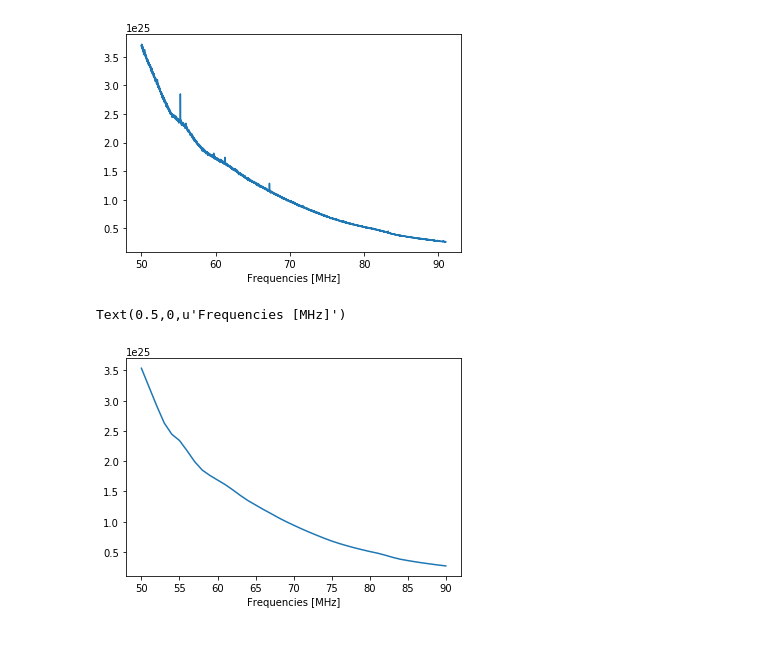
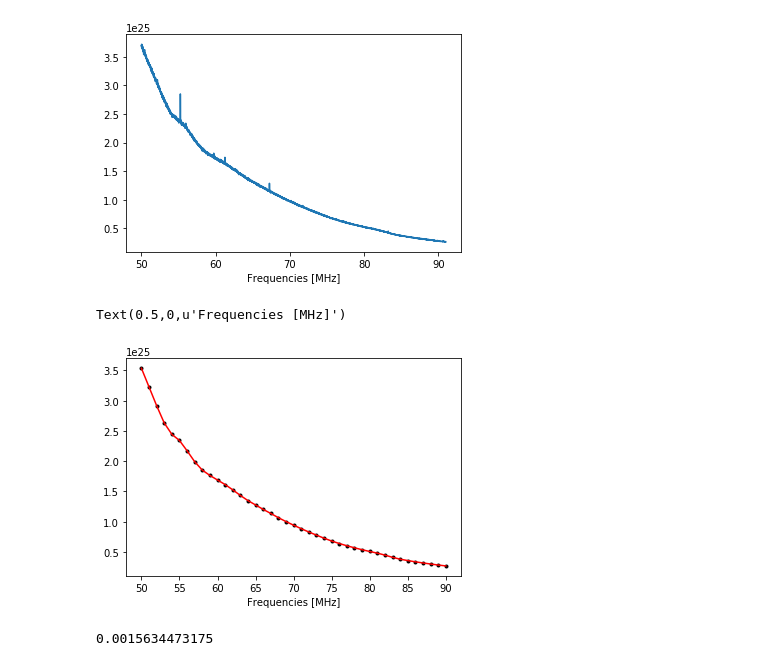
Before and after one commit to HiramHerrera/SciHi, a Jupyter notebook: calibration.ipynb, the cells around one changed output. Saved outputs shown, nothing was run; the diff lists cells and outputs as text; code cells hidden in the pictures.

```diff
--- a/calibration.ipynb
+++ b/calibration.ipynb
@@ -70,8 +71,9 @@ for f in freqs:
 
 freqs_bins = np.array(freqs_bins)
 # %%
-plt.plot(freqs,freqs_bins)
+plt.plot(freqs,freqs_bins,'.k')
+plt.plot(freqs,freqs_bins,'r')
 plt.xlabel('Frequencies [MHz]')
 # %% [output]
 Text(0.5,0,u'Frequencies [MHz]')
-[figure, old version]
+[figure, new version]
@@ -77,0 +82,5 @@ Text(0.5,0,u'Frequencies [MHz]')
+# %%
+T_gsm = 4000.
+print (1.1313e-22 * T_meas - T_gsm)**2.
+# %% [output]
+0.0015634473175
```
Also changed, not shown: parts of 11 cells of this notebook.
